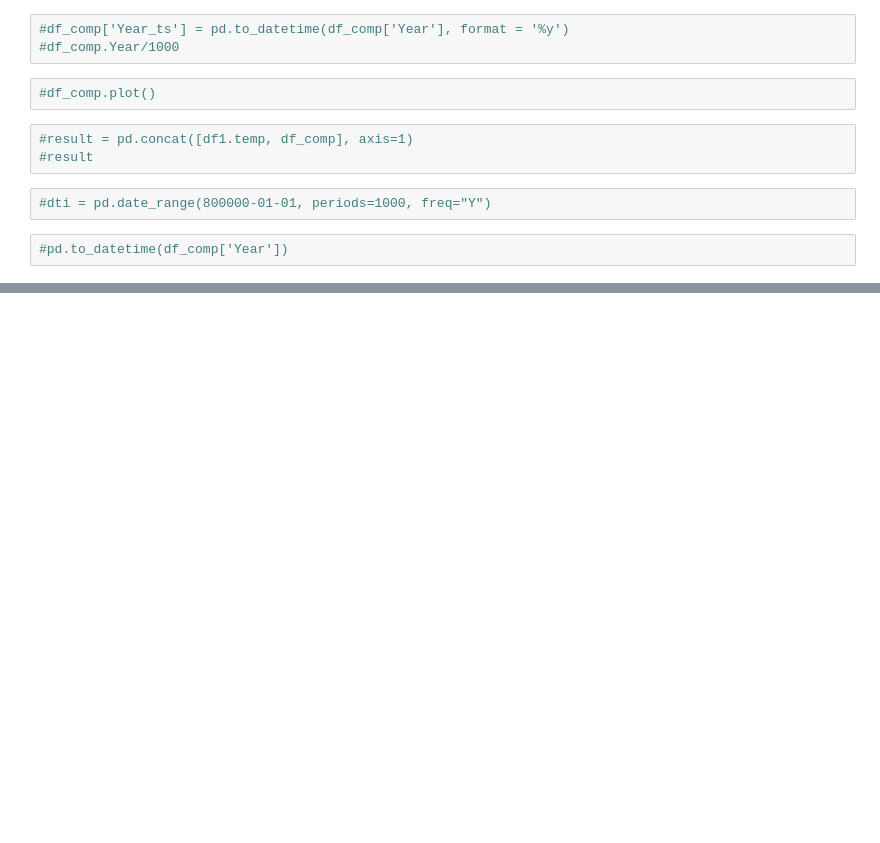
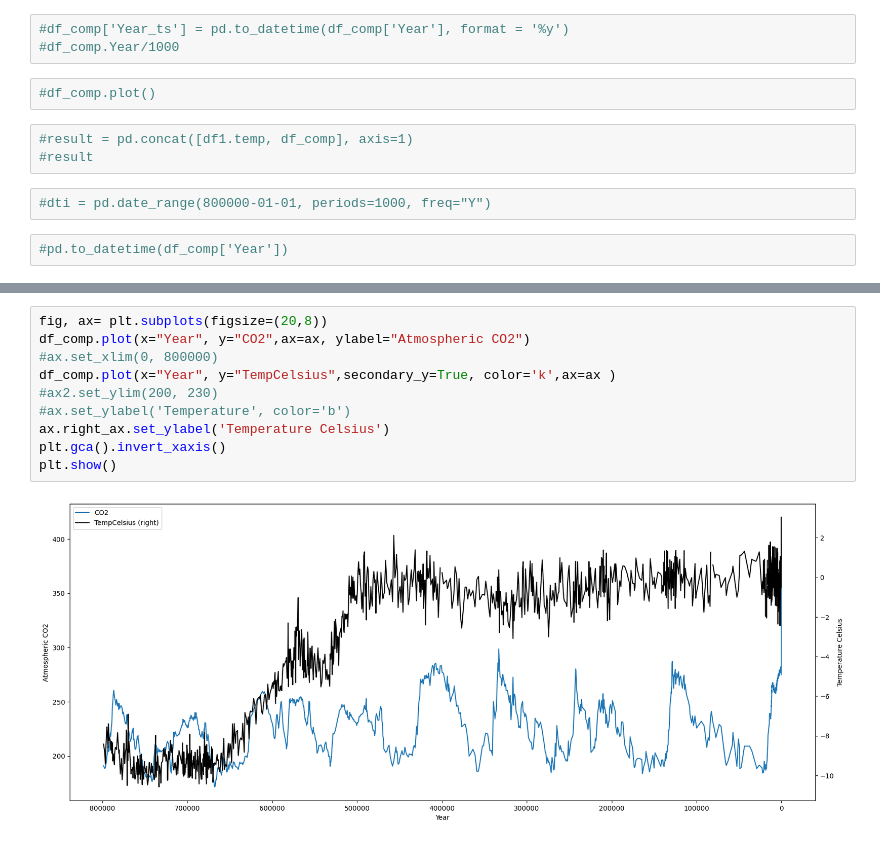
Before and after one commit to mickalleny2k/PfDA_Project2, a Jupyter notebook: project.ipynb, the cells around one changed output, grey strips where cells are left out. Cells and saved outputs as stored; diff of their text form; blank space fills up the shorter version.

```diff
--- a/project.ipynb
+++ b/project.ipynb
@@ -336,0 +426,12 @@ dtype: object
+# %%
+fig, ax= plt.subplots(figsize=(20,8))
+df_comp.plot(x="Year", y="CO2",ax=ax, ylabel="Atmospheric CO2")
+#ax.set_xlim(0, 800000)
+df_comp.plot(x="Year", y="TempCelsius",secondary_y=True, color='k',ax=ax )
+#ax2.set_ylim(200, 230)
+#ax.set_ylabel('Temperature', color='b')
+ax.right_ax.set_ylabel('Temperature Celsius')
+plt.gca().invert_xaxis()
+plt.show()
+# %% [output]
+[figure, added]
```
Also changed, not shown: parts of 9 cells of this notebook, 2 other files.
